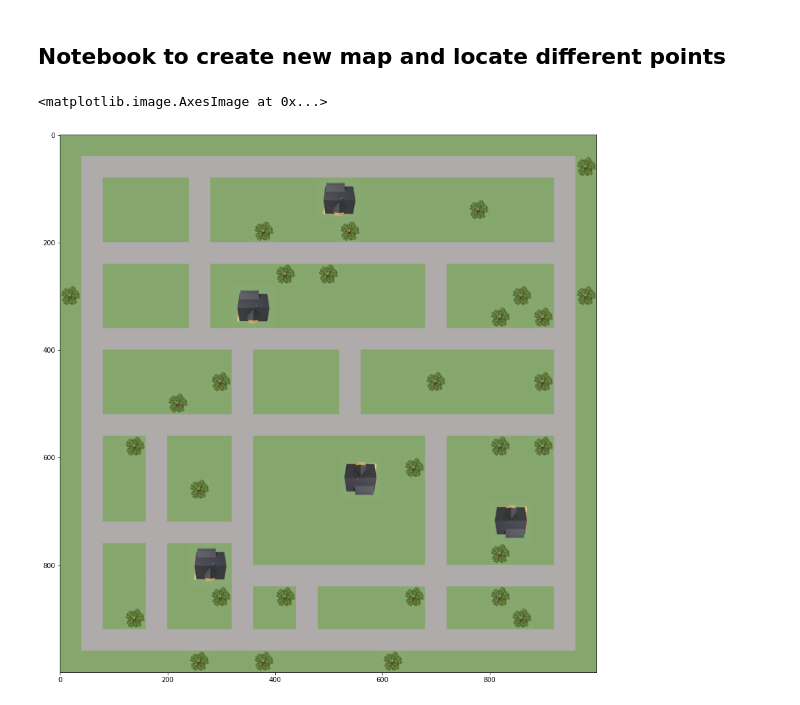
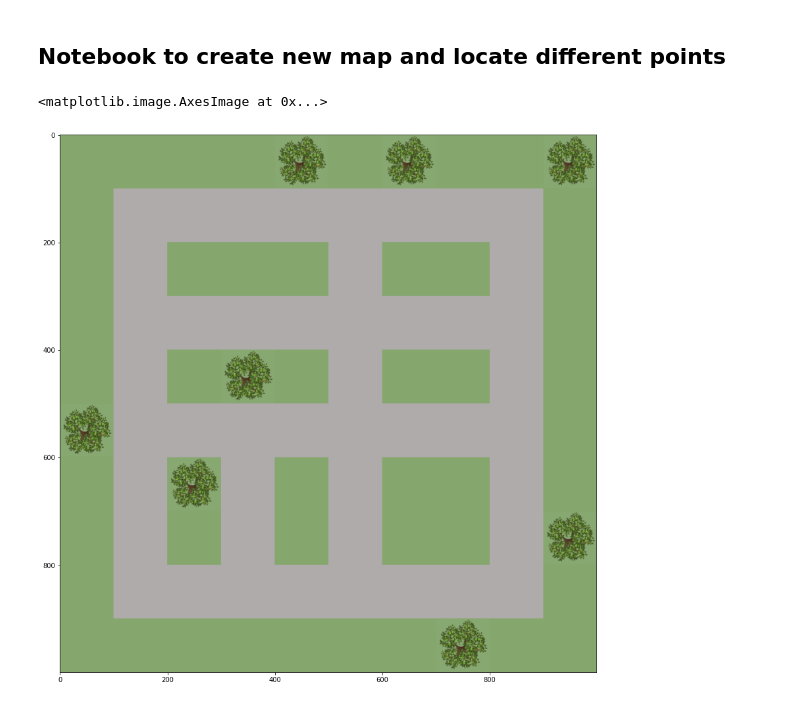
Before and after one commit to nikolim/cabworld, a Jupyter notebook: create_map.ipynb, the cells around one changed output. Drawn from its saved outputs; the diff is of its cells as text; code cells hidden in the pictures.

```diff
--- a/create_map.ipynb
+++ b/create_map.ipynb
@@ -76,9 +76,9 @@ img.show()
 # %%
 import matplotlib.pyplot as plt
 
-img = plt.imread("gym_cabworld/images/map_gen.png")
+img = plt.imread("gym_cabworld/images/small_map_gen.png")
 fig, ax = plt.subplots(figsize=(15,15))
 ax.imshow(img)
 # %% [output]
 <matplotlib.image.AxesImage at 0x...>
-[figure, old version]
+[figure, new version]
```
Also changed, not shown: parts of 4 cells of this notebook, 3 other files.
